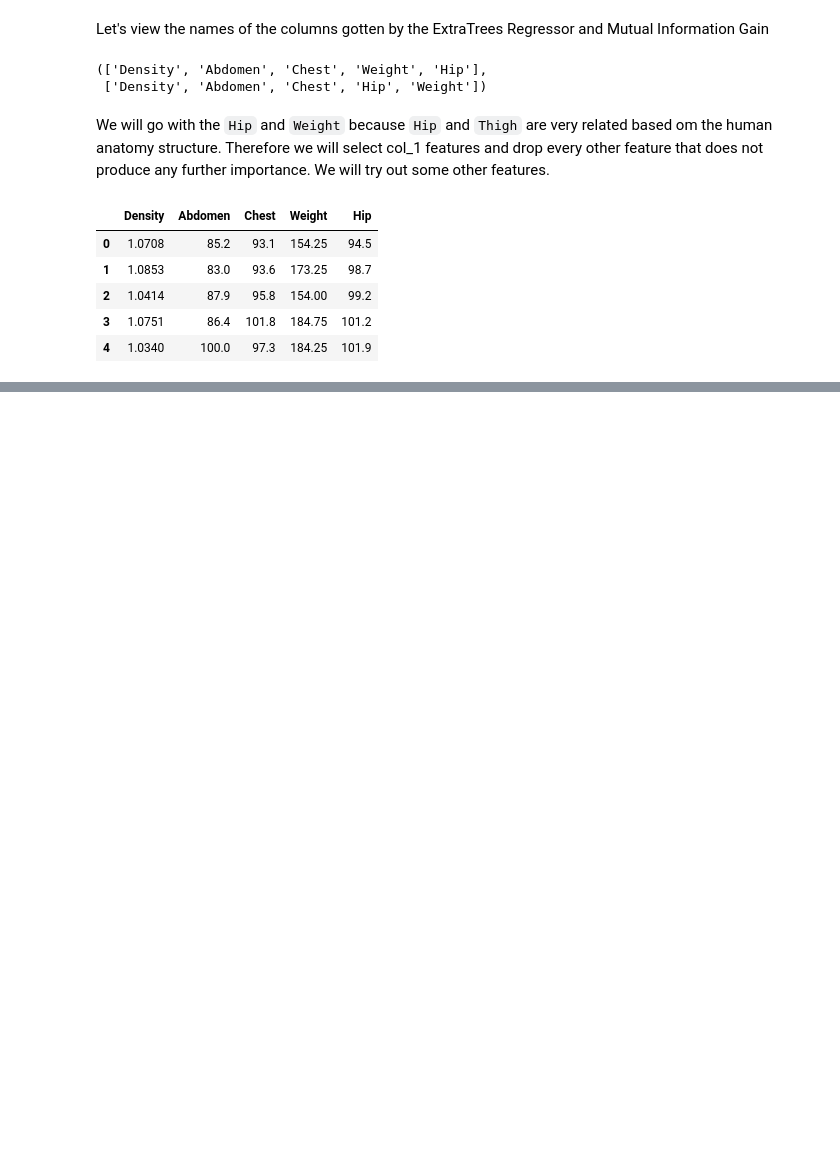
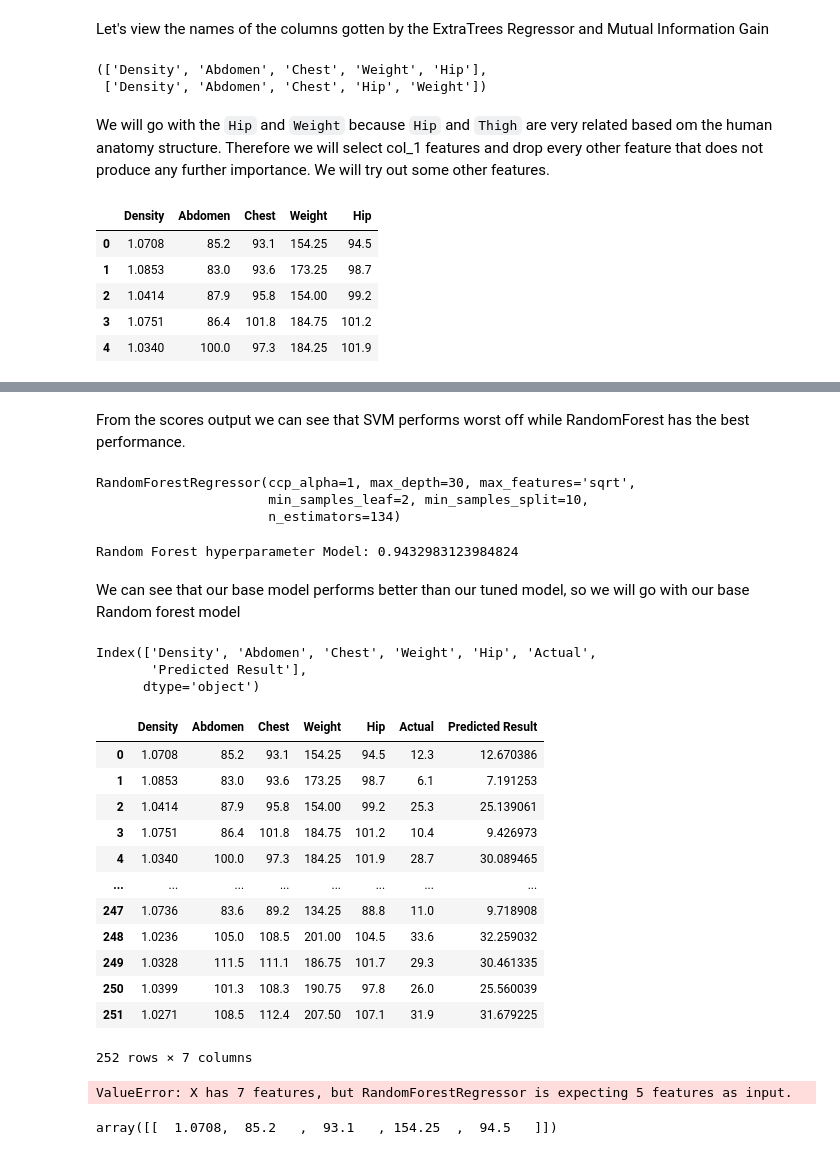
Before and after one commit to lawalsegun2025/body_fat_estimator, a Jupyter notebook: body_fat_predictor.ipynb, the cells around one changed output, grey strips where cells are left out. Saved outputs shown, nothing was run; the diff lists cells and outputs as text; code cells hidden in the pictures; blank space fills up the shorter version.

```diff
--- a/body_fat_predictor.ipynb
+++ b/body_fat_predictor.ipynb
@@ -609,0 +590,59 @@ We can see that our base model performs better than our tuned model, so we will
+# %% [markdown]
+From the scores output we can see that SVM performs worst off while RandomForest has the best performance.
+# %%
+scores[0]["best_estimator"]
+# %% [output]
+RandomForestRegressor(ccp_alpha=1, max_depth=30, max_features='sqrt',
+                      min_samples_leaf=2, min_samples_split=10,
+                      n_estimators=134)
+# %%
+# train the model with best parameters
+rf = scores[0]["best_estimator"]
+rf.fit(X_train, y_train)
+
+y_pred = rf.predict(X_test)
+
+print(f"Random Forest hyperparameter Model: {metrics.r2_score(y_test, y_pred)} ")
+# %% [output]
+Random Forest hyperparameter Model: 0.9432983123984824
+# %% [markdown]
+We can see that our base model performs better than our tuned model, so we will go with our base Random forest model
+# %%
+to_train.columns
+# %% [output]
+Index(['Density', 'Abdomen', 'Chest', 'Weight', 'Hip', 'Actual',
+       'Predicted Result'],
+      dtype='object')
+# %%
+to_train
+# %% [output]
+|  | Density | Abdomen | Chest | Weight | Hip | Actual | Predicted Result |
+| 0 | 1.0708 | 85.2 | 93.1 | 154.25 | 94.5 | 12.3 | 12.670386 |
+| 1 | 1.0853 | 83.0 | 93.6 | 173.25 | 98.7 | 6.1 | 7.191253 |
+| 2 | 1.0414 | 87.9 | 95.8 | 154.00 | 99.2 | 25.3 | 25.139061 |
+| 3 | 1.0751 | 86.4 | 101.8 | 184.75 | 101.2 | 10.4 | 9.426973 |
+| 4 | 1.0340 | 100.0 | 97.3 | 184.25 | 101.9 | 28.7 | 30.089465 |
+| ... | ... | ... | ... | ... | ... | ... | ... |
+| 247 | 1.0736 | 83.6 | 89.2 | 134.25 | 88.8 | 11.0 | 9.718908 |
+| 248 | 1.0236 | 105.0 | 108.5 | 201.00 | 104.5 | 33.6 | 32.259032 |
+| 249 | 1.0328 | 111.5 | 111.1 | 186.75 | 101.7 | 29.3 | 30.461335 |
+| 250 | 1.0399 | 101.3 | 108.3 | 190.75 | 97.8 | 26.0 | 25.560039 |
+| 251 | 1.0271 | 108.5 | 112.4 | 207.50 | 107.1 | 31.9 | 31.679225 |
+252 rows × 7 columns
+# %%
+# Now we will train the best model with the entire data set
+to_train_list = np.array(to_train)
+
+predicted = []
+for i in range(len(to_train_list)):
+    predicted.append(rf_base.predict(to_train_list[i].reshape(1, -1)))
+
+to_train["Actual"] = y
+to_train["Predicted Result"] = np.array(predicted)
+to_train
+# %% [output]
+ValueError: X has 7 features, but RandomForestRegressor is expecting 5 features as input.
+# %%
+np.array(to_train)[0].reshape(1, -1)
+# %% [output]
+array([[  1.0708,  85.2   ,  93.1   , 154.25  ,  94.5   ]])
```
Also changed, not shown: parts of 46 cells of this notebook.
